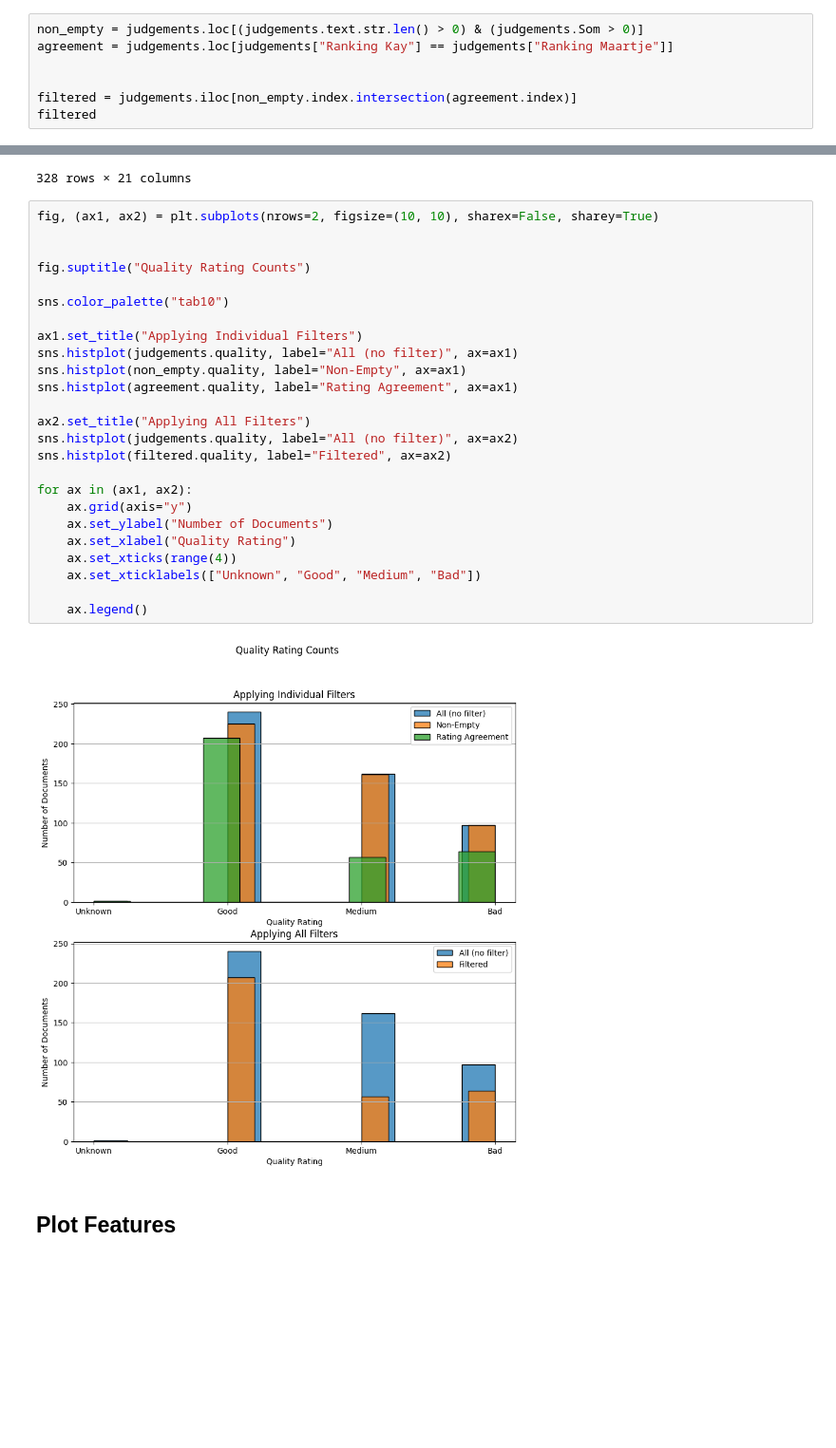
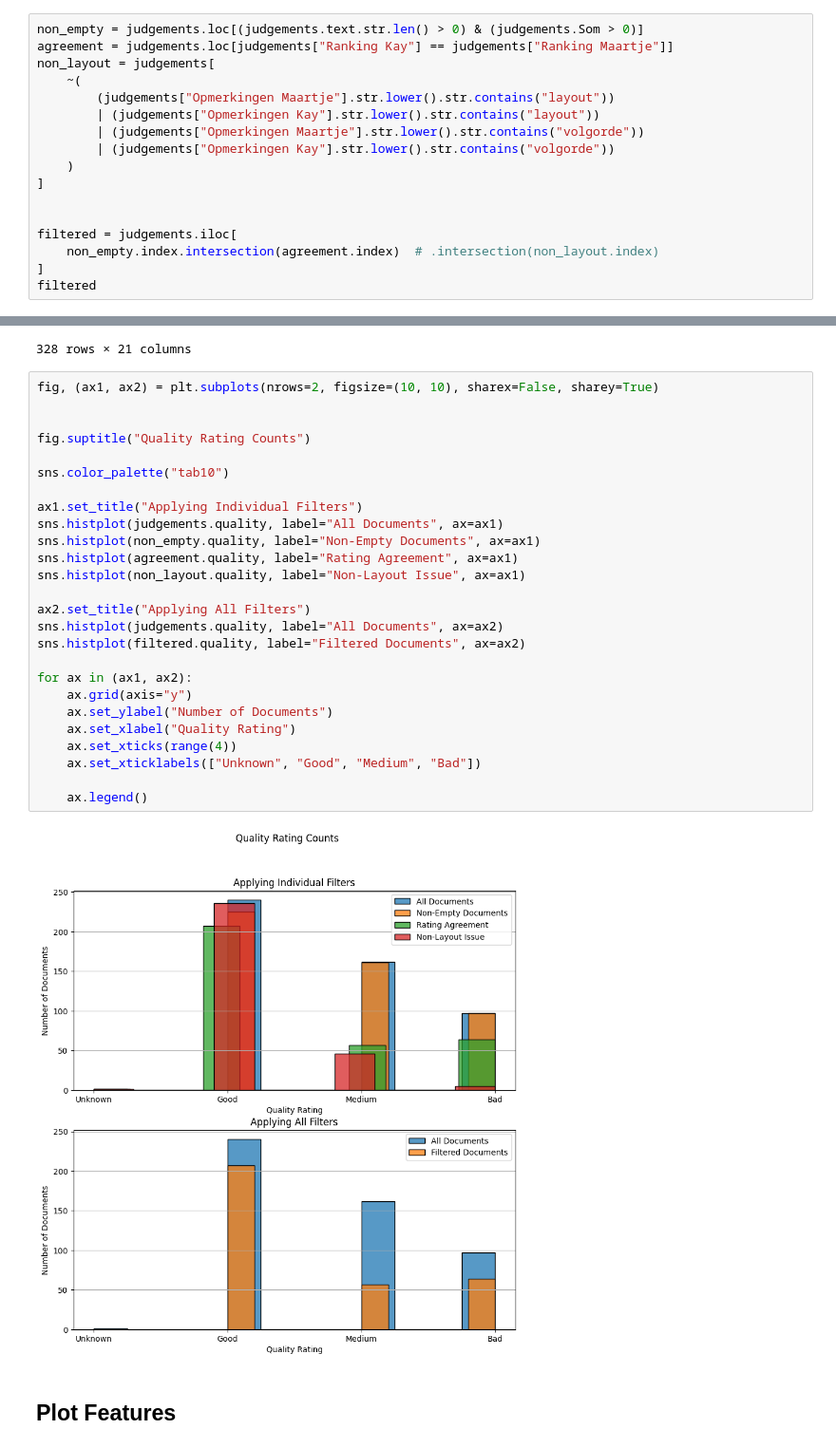
Before and after one commit to LAHTeR/nautilusocr, a Jupyter notebook: notebooks/quality.ipynb, the cells around one changed output, grey strips where cells are left out. Shown at 95% size. Drawn from its saved outputs; the diff is of its cells as text; blank space fills up the shorter version.

```diff
--- a/notebooks/quality.ipynb
+++ b/notebooks/quality.ipynb
@@ -738,9 +767,19 @@ judgements.iloc[judgements.quality.sort_values().index]
 # %%
 non_empty = judgements.loc[(judgements.text.str.len() > 0) & (judgements.Som > 0)]
 agreement = judgements.loc[judgements["Ranking Kay"] == judgements["Ranking Maartje"]]
+non_layout = judgements[
+    ~(
+        (judgements["Opmerkingen Maartje"].str.lower().str.contains("layout"))
+        | (judgements["Opmerkingen Kay"].str.lower().str.contains("layout"))
+        | (judgements["Opmerkingen Maartje"].str.lower().str.contains("volgorde"))
+        | (judgements["Opmerkingen Kay"].str.lower().str.contains("volgorde"))
+    )
+]
 
 
-filtered = judgements.iloc[non_empty.index.intersection(agreement.index)]
+filtered = judgements.iloc[
+    non_empty.index.intersection(agreement.index)  # .intersection(non_layout.index)
+]
 filtered
 # %% [output]
 |  | Pagina | Beoordeling | Opmerkingen Kay | Ranking Kay | Oordeel Maartje | Opmerkingen Maartje | ... |
@@ -759,29 +798,30 @@ filtered
 # %%
 fig, (ax1, ax2) = plt.subplots(nrows=2, figsize=(10, 10), sharex=False, sharey=True)
 
 
 fig.suptitle("Quality Rating Counts")
 
 sns.color_palette("tab10")
 
 ax1.set_title("Applying Individual Filters")
-sns.histplot(judgements.quality, label="All (no filter)", ax=ax1)
-sns.histplot(non_empty.quality, label="Non-Empty", ax=ax1)
+sns.histplot(judgements.quality, label="All Documents", ax=ax1)
+sns.histplot(non_empty.quality, label="Non-Empty Documents", ax=ax1)
 sns.histplot(agreement.quality, label="Rating Agreement", ax=ax1)
+sns.histplot(non_layout.quality, label="Non-Layout Issue", ax=ax1)
 
 ax2.set_title("Applying All Filters")
-sns.histplot(judgements.quality, label="All (no filter)", ax=ax2)
-sns.histplot(filtered.quality, label="Filtered", ax=ax2)
+sns.histplot(judgements.quality, label="All Documents", ax=ax2)
+sns.histplot(filtered.quality, label="Filtered Documents", ax=ax2)
 
 for ax in (ax1, ax2):
     ax.grid(axis="y")
     ax.set_ylabel("Number of Documents")
     ax.set_xlabel("Quality Rating")
     ax.set_xticks(range(4))
     ax.set_xticklabels(["Unknown", "Good", "Medium", "Bad"])
 
     ax.legend()
 # %% [output]
-[figure, old version]
+[figure, new version]
 # %% [markdown]
 ## Plot Features
```
Also changed, not shown: parts of 34 cells of this notebook.
